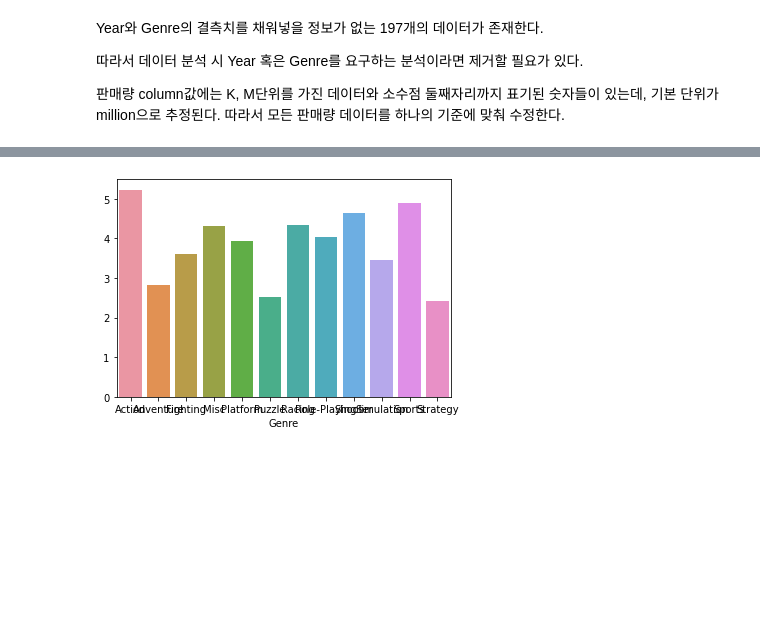
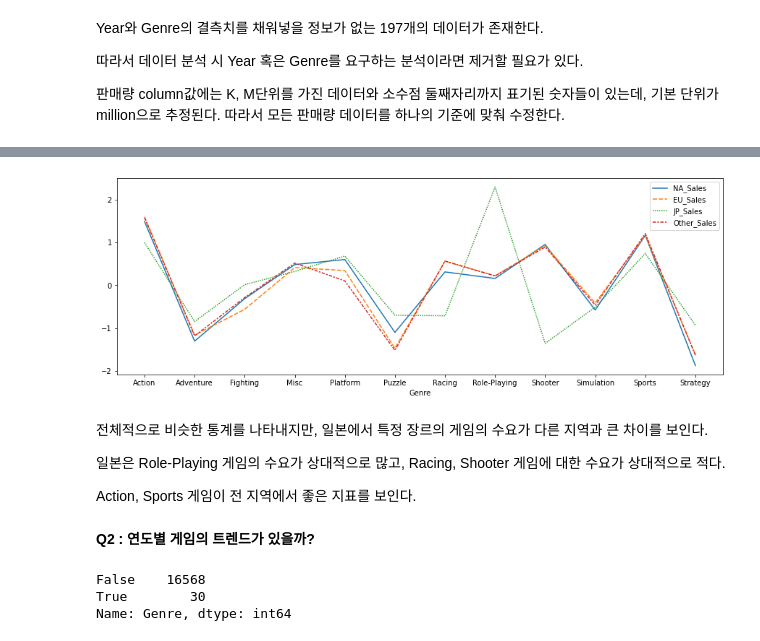
Before and after one commit to IlsuSong/Section1_Project, a Jupyter notebook: AI_14_송일수_Section1.ipynb, the cells around one changed output, grey strips where cells are left out. Drawn from its saved outputs; the diff is of its cells as text; code cells hidden in the pictures; blank space fills up the shorter version.

```diff
--- a/AI_14_송일수_Section1.ipynb
+++ b/AI_14_송일수_Section1.ipynb
@@ -202,6 +147,20 @@ sb.barplot(data=lggjp.T);
-# %%
-lggot=lgg[['Other_Sales']]
-
-sb.barplot(data=lggot.T);
-# %% [output]
-[figure, removed]
+# %%
+plt.figure(figsize = (15,5))
+sb.lineplot(data=lggscdf); # 표준화된 데이터 시각화
+# %% [output]
+[figure, added]
+# %% [markdown]
+전체적으로 비슷한 통계를 나타내지만, 일본에서 특정 장르의 게임의 수요가 다른 지역과 큰 차이를 보인다.
+
+일본은 Role-Playing 게임의 수요가 상대적으로 많고, Racing, Shooter 게임에 대한 수요가 상대적으로 적다.
+
+Action, Sports 게임이 전 지역에서 좋은 지표를 보인다.
+# %% [markdown]
+
+**Q2 : 연도별 게임의 트렌드가 있을까?**
+# %%
+dfcc.Genre.isnull().value_counts()
+# %% [output]
+False    16568
+True        30
+Name: Genre, dtype: int64
```
Also changed, not shown: parts of 12 cells of this notebook.
